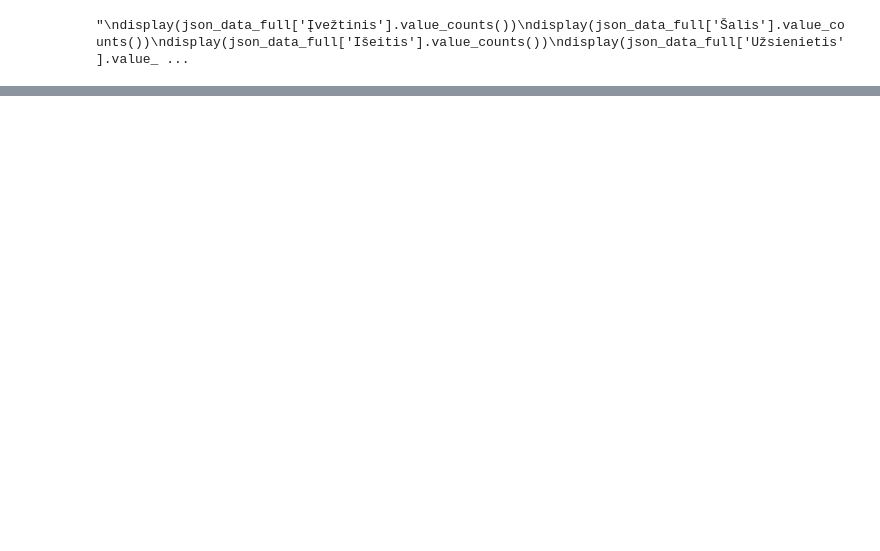
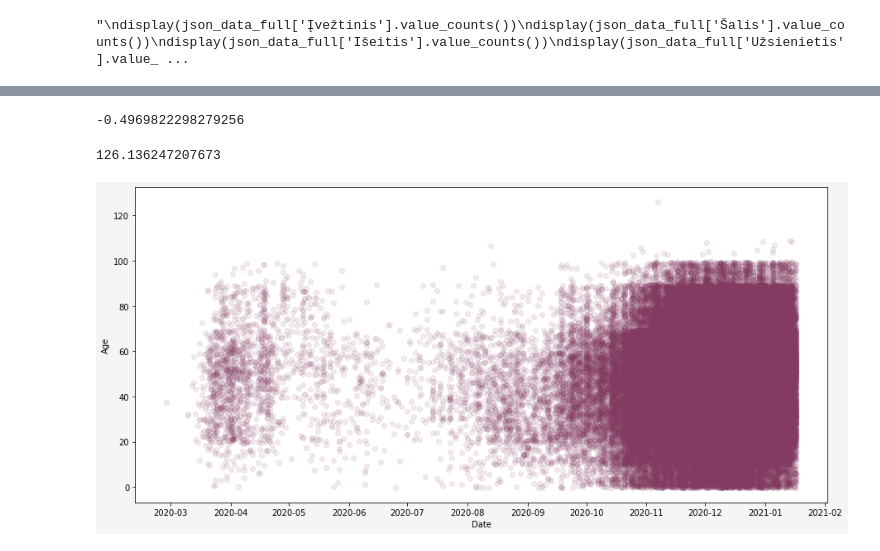
Before and after one commit to WindyCatHub/Journey-to-Data-Science, a Jupyter notebook: Jupyter Notebook/Covid19 story.ipynb, the cells around one changed output, grey strips where cells are left out. Cells and saved outputs as stored; diff of their text form; code cells hidden in the pictures; blank space fills up the shorter version.

```diff
--- a/Jupyter Notebook/Covid19 story.ipynb
+++ b/Jupyter Notebook/Covid19 story.ipynb
@@ -245,0 +270,12 @@ ax.axvspan(date(2020,12,14), date(2020,12,16), alpha=0.1, color='red')
+# %%
+age_range = json_data_full['Atvejo amžius']
+age_range.unique()
+age_range_list = ['60-69', '40-49', '30-39', '50-59', '20-29', '10-19', '0-9',
+       '70-79', '80-89', '90-99', '100-109', 'nėra duomenų', '120-129']
+age_median = [64.5,44.5,34.5,54.5,24.5,14.5,4.5,74.5,84.5,94.5,104.5, np.NaN, 124.5]
+new = zip(age_range_list,age_median)
+new_values = pd.DataFrame(list(new))
+new_values.columns = ["Atvejo amžius","age_median"]
+
+json_data_full = pd.merge(json_data_full,new_values, on = "Atvejo amžius", how = "left"  )
+json_data_full.tail()
@@ -245,0 +289,23 @@ ax.axvspan(date(2020,12,14), date(2020,12,16), alpha=0.1, color='red')
+# %%
+np.random.seed(42)
+age_median = json_data_full["age_median"]
+age_jitter = age_median+np.random.uniform(-5, 5, size=len(age_median))
+
+date = json_data_full['Atvejo patvirtinimo data']
+# %%
+fig, ax = plt.subplots(figsize=(15,7),facecolor = "#F5F5F5")
+
+
+display(age_jitter.min())
+display(age_jitter.max())
+# Make a scatter plot
+plt.plot(date , age_jitter, 'o', alpha = 0.1, color = "#843b62")
+
+plt.ylabel('Age')
+plt.xlabel('Date')
+
+plt.show()
+# %% [output]
+-0.4969822298279256
+126.136247207673
+[figure, added]
```
Also changed, not shown: parts of 44 cells of this notebook, 2 other files.
